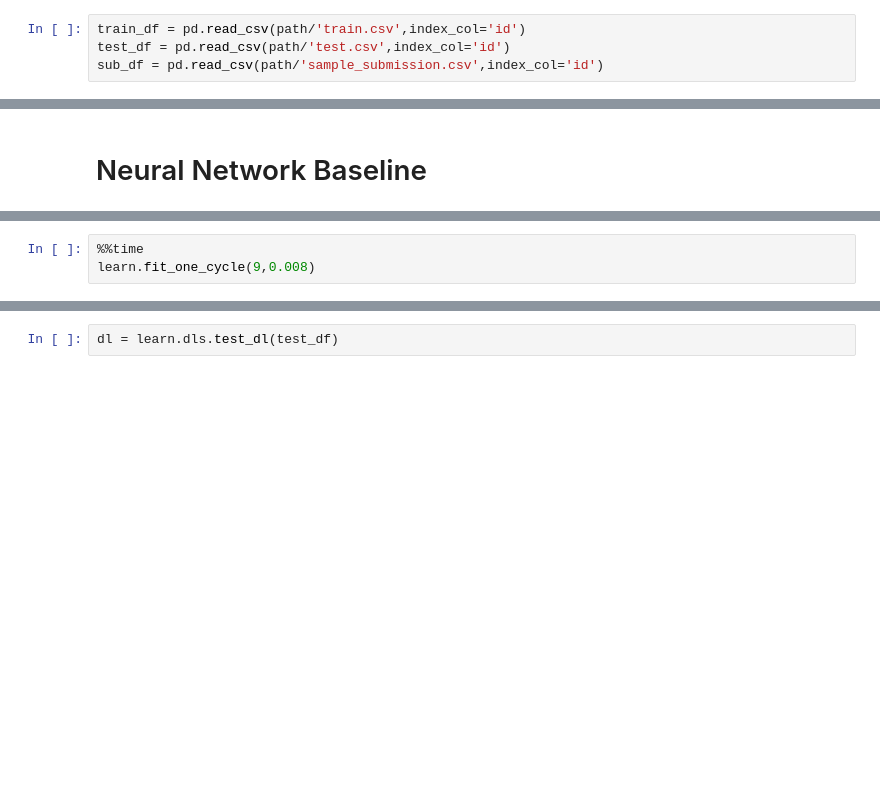
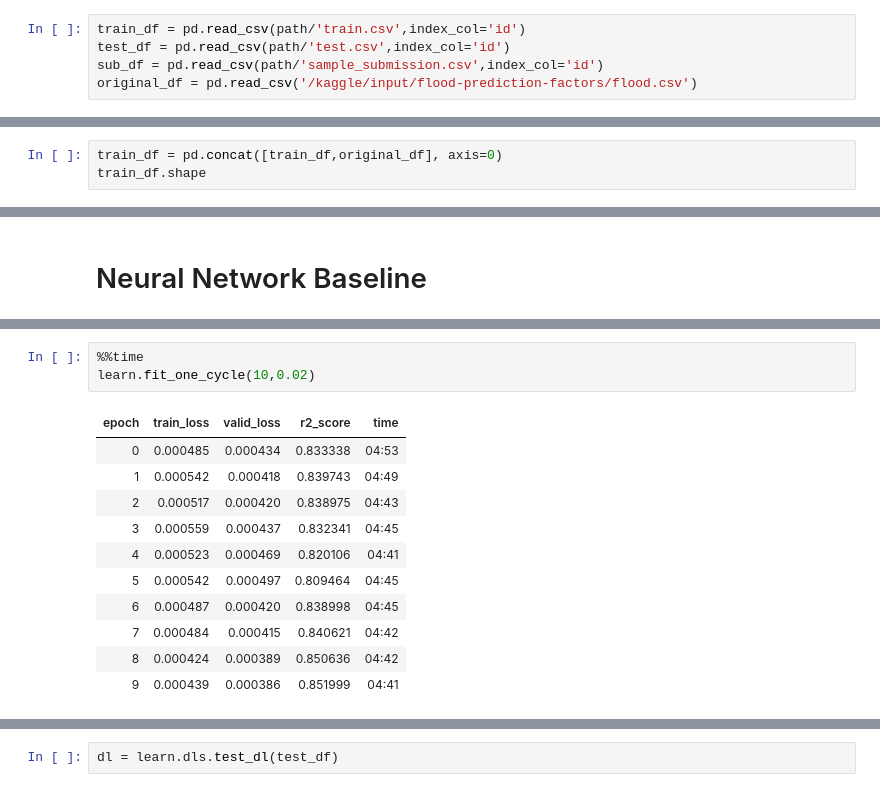
Before and after one commit to rubanzasilva/flood_prediction, a Jupyter notebook: s04e05-fastai.ipynb, the cells around one changed output, grey strips where cells are left out. Cells and saved outputs as stored; diff of their text form; blank space fills up the shorter version.

Commit message:
Kaggle Notebook | s04e05_fastai | Version 20

```diff
--- a/s04e05-fastai.ipynb
+++ b/s04e05-fastai.ipynb
@@ -114,3 +124,4 @@ path
 train_df = pd.read_csv(path/'train.csv',index_col='id')
 test_df = pd.read_csv(path/'test.csv',index_col='id')
 sub_df = pd.read_csv(path/'sample_submission.csv',index_col='id')
+original_df = pd.read_csv('/kaggle/input/flood-prediction-factors/flood.csv')
@@ -120,0 +132,3 @@ train_df.shape
+# %%
+train_df = pd.concat([train_df,original_df], axis=0)
+train_df.shape
@@ -143,3 +163,15 @@ learn.lr_find(suggest_funcs=(slide,valley))
 # %%
 %%time
-learn.fit_one_cycle(9,0.008)
+learn.fit_one_cycle(10,0.02)
+# %% [output]
+| epoch | train_loss | valid_loss | r2_score | time |
+| 0 | 0.000485 | 0.000434 | 0.833338 | 04:53 |
+| 1 | 0.000542 | 0.000418 | 0.839743 | 04:49 |
+| 2 | 0.000517 | 0.000420 | 0.838975 | 04:43 |
+| 3 | 0.000559 | 0.000437 | 0.832341 | 04:45 |
+| 4 | 0.000523 | 0.000469 | 0.820106 | 04:41 |
+| 5 | 0.000542 | 0.000497 | 0.809464 | 04:45 |
+| 6 | 0.000487 | 0.000420 | 0.838998 | 04:45 |
+| 7 | 0.000484 | 0.000415 | 0.840621 | 04:42 |
+| 8 | 0.000424 | 0.000389 | 0.850636 | 04:42 |
+| 9 | 0.000439 | 0.000386 | 0.851999 | 04:41 |
```
Also changed, not shown: parts of 43 cells of this notebook.
